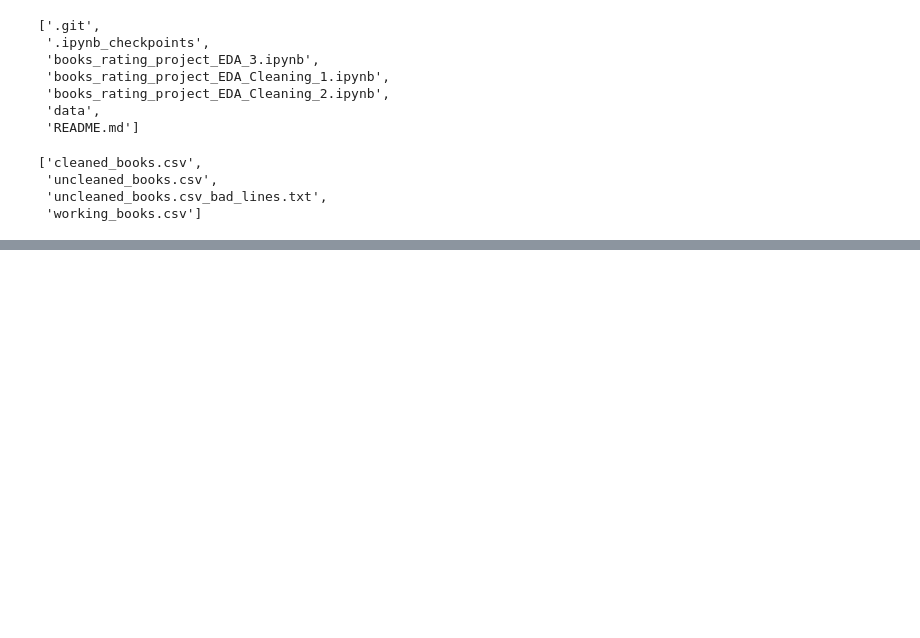
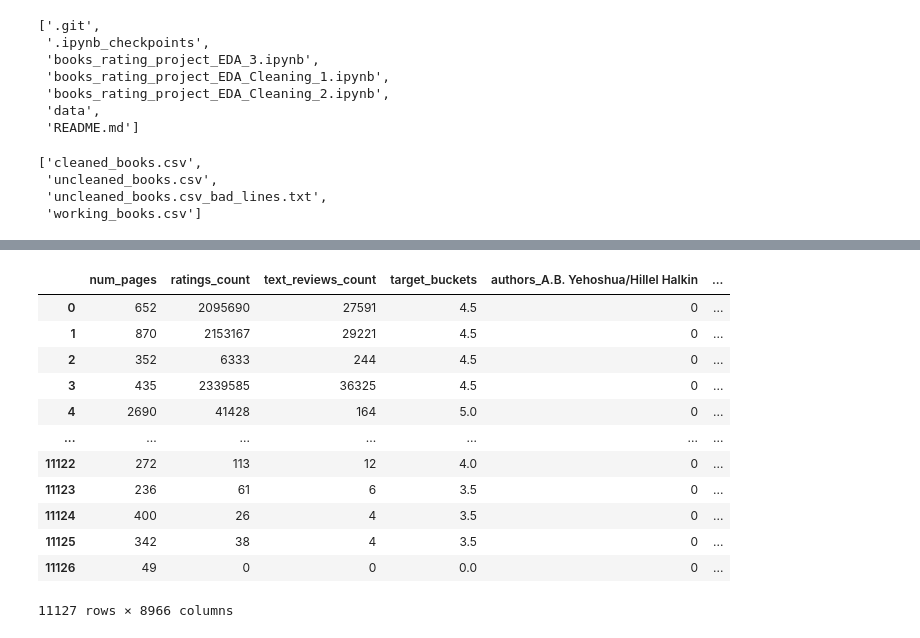
Before and after one commit to phenixMaster/books_rating_project_python_main, a Jupyter notebook: books_rating_project_EDA_3.ipynb, the cells around one changed output, grey strips where cells are left out. Drawn from its saved outputs; the diff is of its cells as text; code cells hidden in the pictures; blank space fills up the shorter version.

```diff
--- a/books_rating_project_EDA_3.ipynb
+++ b/books_rating_project_EDA_3.ipynb
@@ -34,0 +71,2 @@ df_ratings.head()
+# %%
+df_ratings_keep['target_buckets'] = df_ratings_keep['average_rating'].apply(custom_round)
@@ -34,0 +88,22 @@ df_ratings.head()
+# %%
+keep_cols = ['authors', 'language_code', '  num_pages', 'ratings_count', 'text_reviews_count', 'publisher', 'target_buckets']
+# %%
+df_ratings_keep = df_ratings_keep[keep_cols]
+# %%
+data_one_hot_sparse = pd.get_dummies(df_ratings_keep, columns=['authors', 'language_code', 'publisher'], sparse=True)
+# %%
+data_one_hot_sparse
+# %% [output]
+|  | num_pages | ratings_count | text_reviews_count | target_buckets | authors_A.B. Yehoshua/Hillel Halkin | ... |
+| 0 | 652 | 2095690 | 27591 | 4.5 | 0 | ... |
+| 1 | 870 | 2153167 | 29221 | 4.5 | 0 | ... |
+| 2 | 352 | 6333 | 244 | 4.5 | 0 | ... |
+| 3 | 435 | 2339585 | 36325 | 4.5 | 0 | ... |
+| 4 | 2690 | 41428 | 164 | 5.0 | 0 | ... |
+| ... | ... | ... | ... | ... | ... | ... |
+| 11122 | 272 | 113 | 12 | 4.0 | 0 | ... |
+| 11123 | 236 | 61 | 6 | 3.5 | 0 | ... |
+| 11124 | 400 | 26 | 4 | 3.5 | 0 | ... |
+| 11125 | 342 | 38 | 4 | 3.5 | 0 | ... |
+| 11126 | 49 | 0 | 0 | 0.0 | 0 | ... |
+11127 rows × 8966 columns
```
Also changed, not shown: parts of 57 cells of this notebook, 2 other files.
